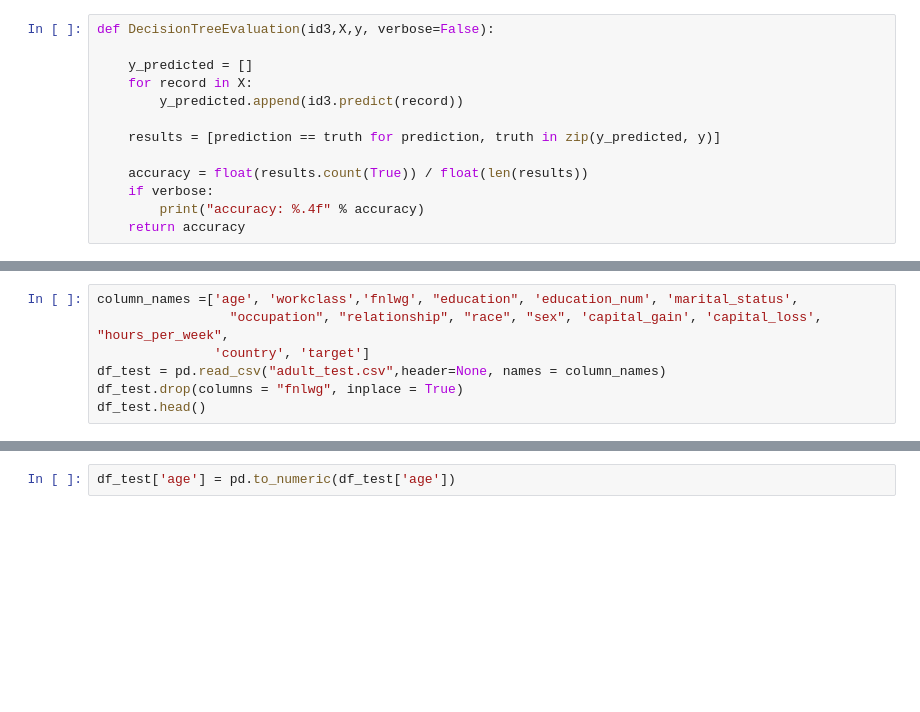
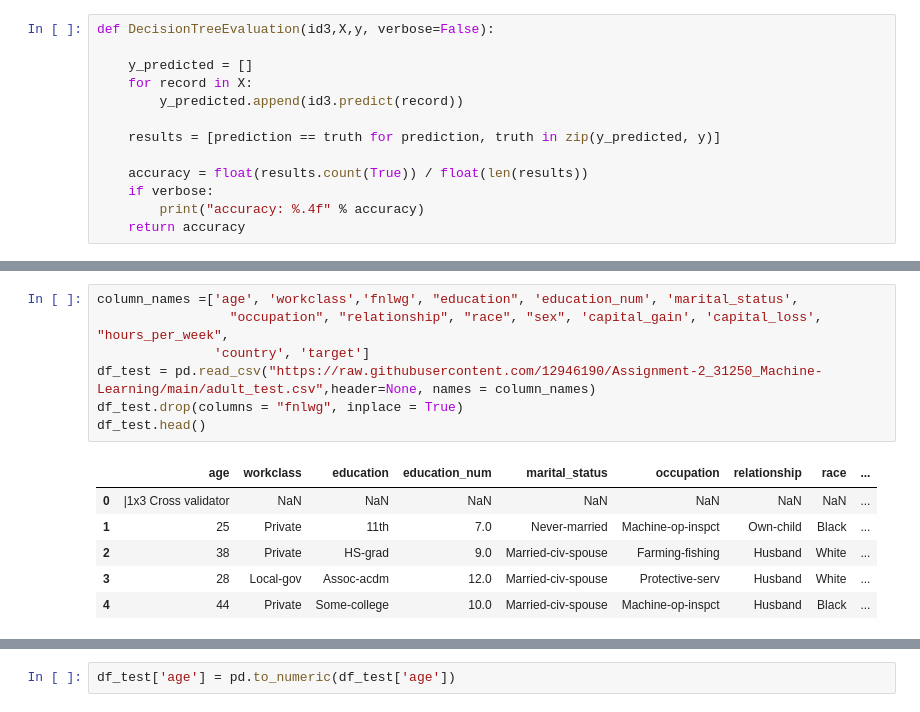
Before and after one commit to 12946190/Assignment-2_31005_Machine-Learning, a Jupyter notebook: 12946190_Adult_Dataset.ipynb, the cells around one changed output, grey strips where cells are left out. Saved outputs shown, nothing was run; the diff lists cells and outputs as text; blank space fills up the shorter version.

```diff
--- a/12946190_Adult_Dataset.ipynb
+++ b/12946190_Adult_Dataset.ipynb
@@ -226,10 +274,17 @@ df_train.head()
 # %%
 column_names =['age', 'workclass','fnlwg', "education", 'education_num', 'marital_status',
                  "occupation", "relationship", "race", "sex", 'capital_gain', 'capital_loss', "hours_per_week",
                'country', 'target']
-df_test = pd.read_csv("adult_test.csv",header=None, names = column_names)
+df_test = pd.read_csv("https://raw.githubusercontent.com/12946190/Assignment-2_31250_Machine-Learning/main/adult_test.csv",header=None, names = column_names)
 df_test.drop(columns = "fnlwg", inplace = True)
 df_test.head()
+# %% [output]
+|  | age | workclass | education | education_num | marital_status | occupation | relationship | race | ... |
+| 0 | |1x3 Cross validator | NaN | NaN | NaN | NaN | NaN | NaN | NaN | ... |
+| 1 | 25 | Private | 11th | 7.0 | Never-married | Machine-op-inspct | Own-child | Black | ... |
+| 2 | 38 | Private | HS-grad | 9.0 | Married-civ-spouse | Farming-fishing | Husband | White | ... |
+| 3 | 28 | Local-gov | Assoc-acdm | 12.0 | Married-civ-spouse | Protective-serv | Husband | White | ... |
+| 4 | 44 | Private | Some-college | 10.0 | Married-civ-spouse | Machine-op-inspct | Husband | Black | ... |
 # %%
 df_test = df_test.iloc[1:]
 df_test.head()
```
Also changed, not shown: parts of 17 cells of this notebook.
